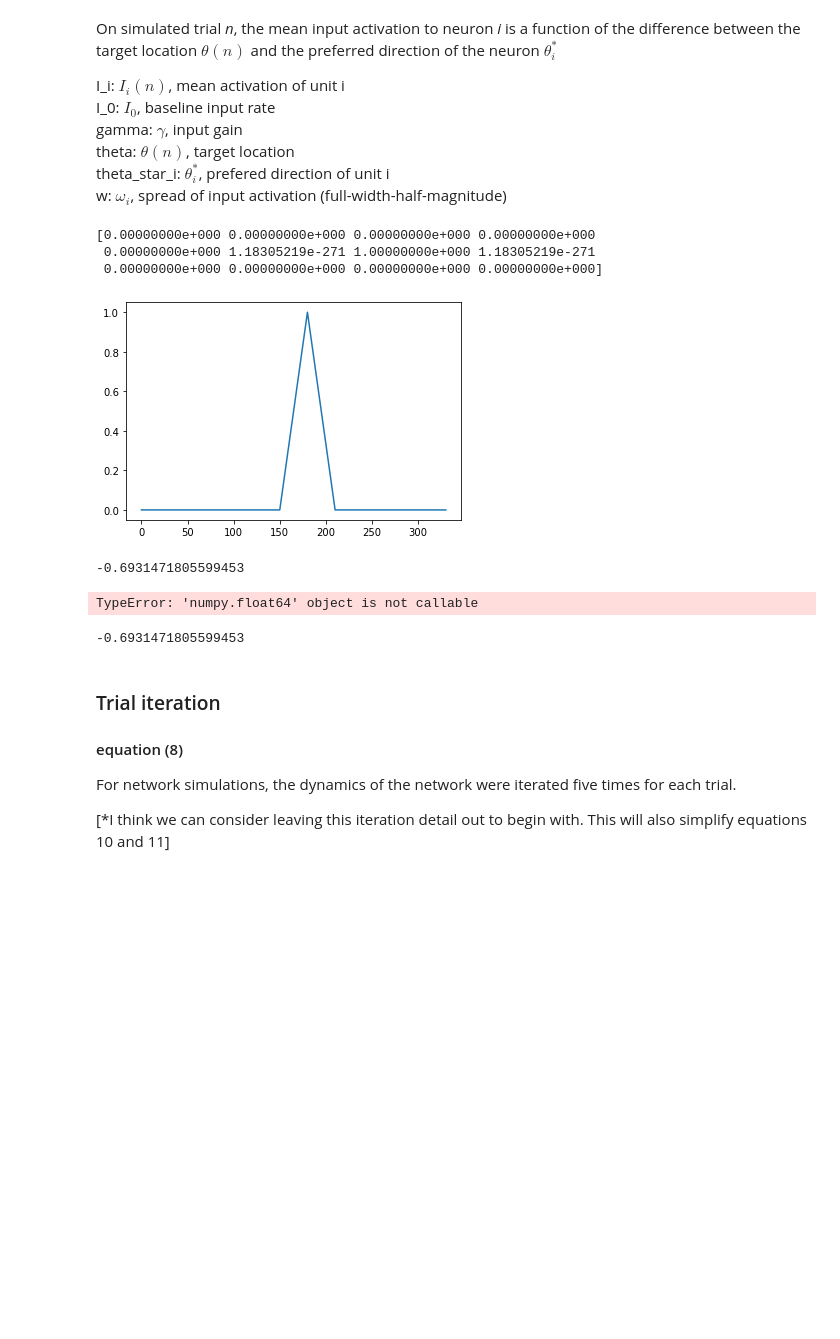
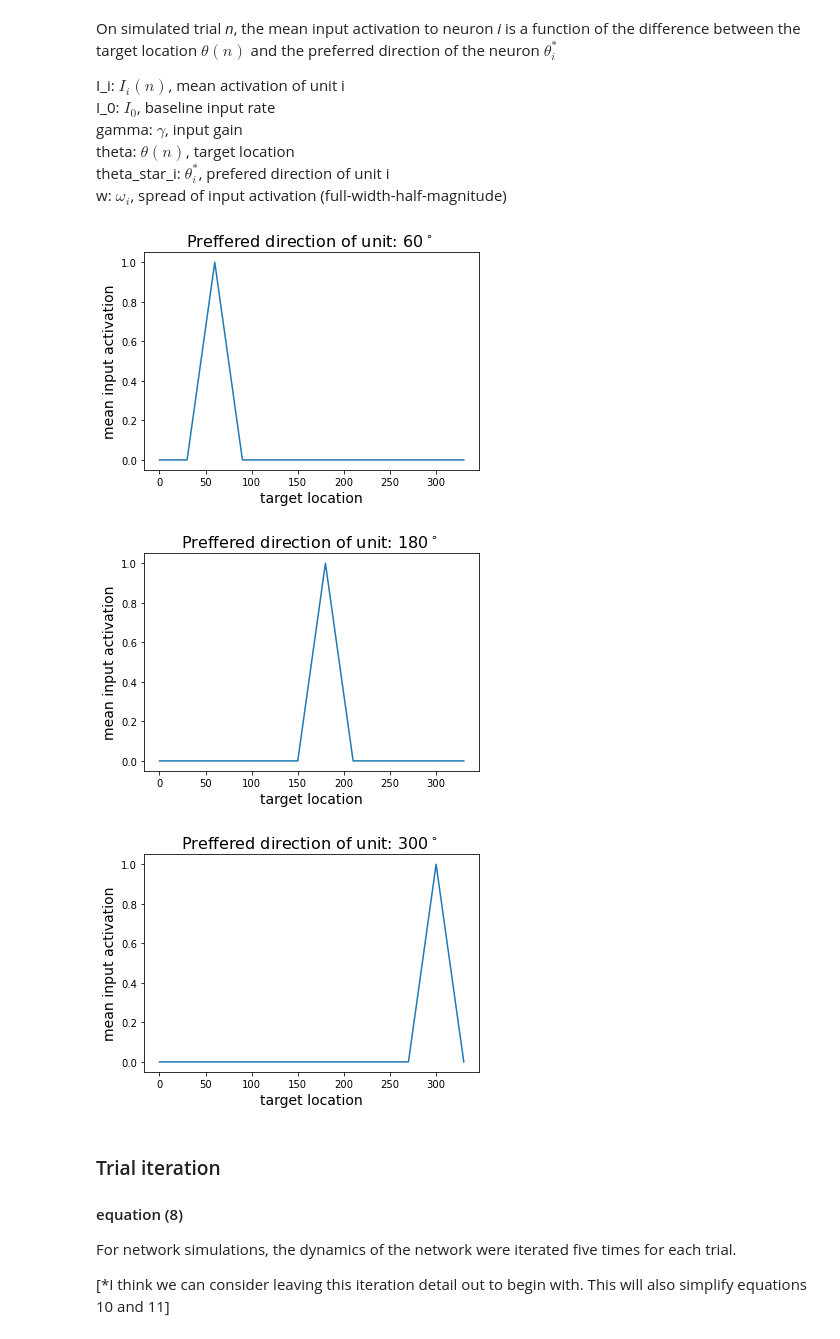
Before and after one commit to mwprestonjr/verstynen_2011_rpl, a Jupyter notebook: notebooks/verstynen_2011.ipynb, the cells around one changed output. Saved outputs shown, nothing was run; the diff lists cells and outputs as text; code cells hidden in the pictures; blank space fills up the shorter version.

Commit message:
plot eq. 7

```diff
--- a/notebooks/verstynen_2011.ipynb
+++ b/notebooks/verstynen_2011.ipynb
@@ -30,41 +30,29 @@ def input_activation(target, preference, baseline=0, gain=1, spread=2):
     return activation
 # %%
 # Plot activation profile for and example unit
-preference = 180
 
+def plot_input_activation_profile(prefered_direction):
+    # calculate activation for all orientations between 0 and 360 degrees
+    target = np.arange(0,360,30)
+    N = len(target)
+    activation = np.zeros(N)
 
-# calculate activation for all orientations between 0 and 360 degrees
-target = np.arange(0,360,30)
-N = len(target)
-activation = np.zeros(N)
+    for ii in range(N):
+        activation[ii] = input_activation(target[ii], prefered_direction)
 
-for ii in range(N):
-    activation[ii] = input_activation(target[ii], preference)
+    # plot input activation
+    ax, fig = plt.subplots()
+    plt.plot(target, activation)
+    plt.xlabel('target location', fontsize=14)
+    plt.ylabel('mean input activation', fontsize=14)
+    plt.title('Preffered direction of unit: %d$^\circ$ ' %prefered_direction, fontsize=16)
 
-# plot input activation
-ax, fig = plt.subplots()
-plt.plot(target, activation)
+for pref in[60, 180, 300]:
+    plot_input_activation_profile(pref)
 # %% [output]
-[0.00000000e+000 0.00000000e+000 0.00000000e+000 0.00000000e+000
- 0.00000000e+000 1.18305219e-271 1.00000000e+000 1.18305219e-271
- 0.00000000e+000 0.00000000e+000 0.00000000e+000 0.00000000e+000]
-[figure, old version]
+[figure, new version]
+[figure, added]
+[figure, added]
-# %%
--np.log(2)
-# %% [output]
--0.6931471805599453
-# %%
-baseline=0
-gain=1
-spread=2
-
--np.log(2)((target-preference) / (spread/2))
-# %% [output]
-TypeError: 'numpy.float64' object is not callable
-# %%
--np.log(2)
-# %% [output]
--0.6931471805599453
 # %% [markdown]
 ### Trial iteration
 #### equation (8)
```
